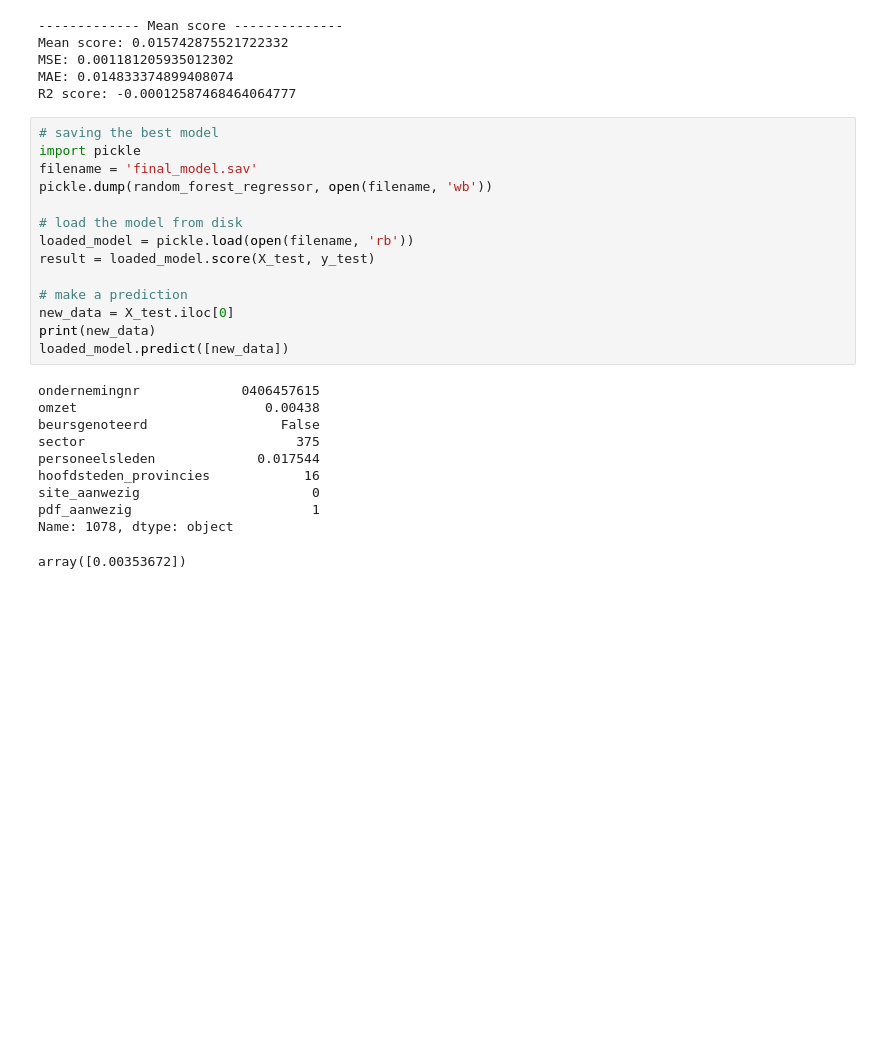
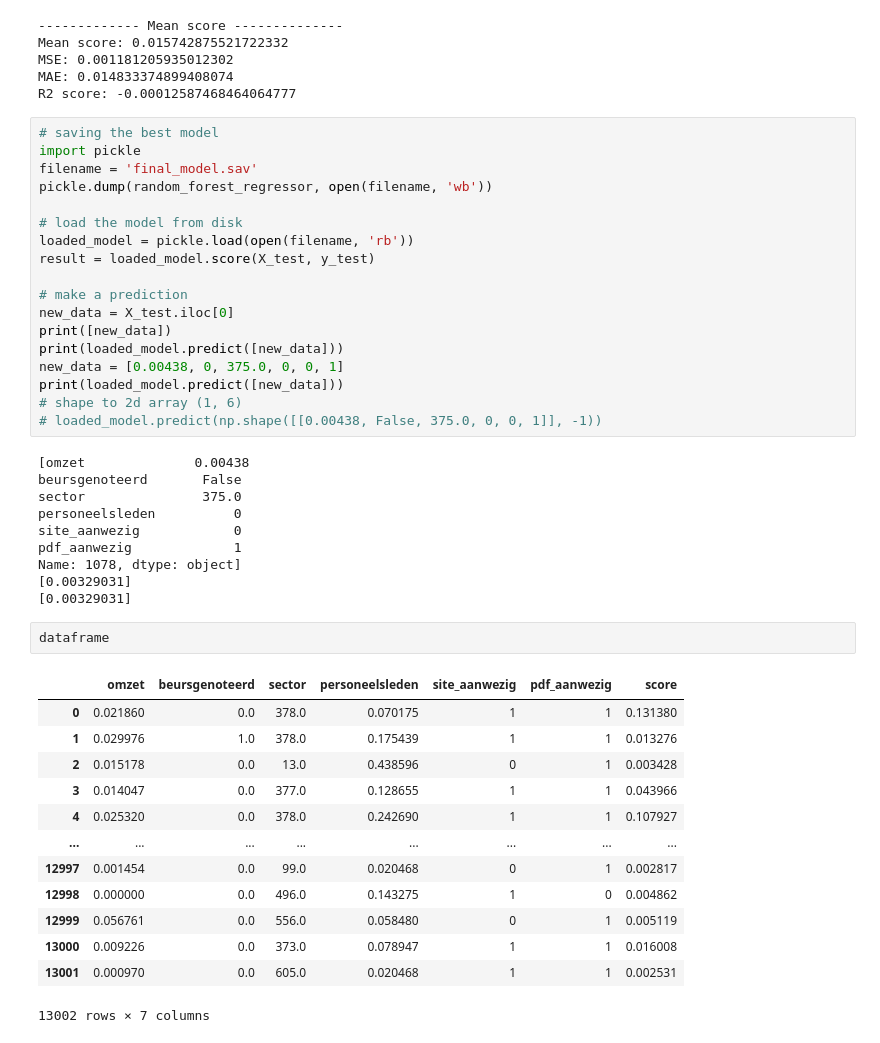
Before and after one commit to BrechtDeSchryver/DEP2G02, a Jupyter notebook: scripts/ml_model.ipynb, the cells around one changed output. Cells and saved outputs as stored; diff of their text form; blank space fills up the shorter version.

```diff
--- a/scripts/ml_model.ipynb
+++ b/scripts/ml_model.ipynb
@@ -532,16 +534,35 @@ result = loaded_model.score(X_test, y_test)
 
 # make a prediction
 new_data = X_test.iloc[0]
-print(new_data)
-loaded_model.predict([new_data])
+print([new_data])
+print(loaded_model.predict([new_data]))
+new_data = [0.00438, 0, 375.0, 0, 0, 1]
+print(loaded_model.predict([new_data]))
+# shape to 2d array (1, 6)
+# loaded_model.predict(np.shape([[0.00438, False, 375.0, 0, 0, 1]], -1))
 # %% [output]
-ondernemingnr             0406457615
-omzet                        0.00438
-beursgenoteerd                 False
-sector                           375
-personeelsleden             0.017544
-hoofdsteden_provincies            16
-site_aanwezig                      0
-pdf_aanwezig                       1
-Name: 1078, dtype: object
+[omzet              0.00438
+beursgenoteerd       False
+sector               375.0
+personeelsleden          0
+site_aanwezig            0
+pdf_aanwezig             1
+Name: 1078, dtype: object]
+[0.00329031]
+[0.00329031]
-array([0.00353672])
+# %%
+dataframe
+# %% [output]
+|  | omzet | beursgenoteerd | sector | personeelsleden | site_aanwezig | pdf_aanwezig | score |
+| 0 | 0.021860 | 0.0 | 378.0 | 0.070175 | 1 | 1 | 0.131380 |
+| 1 | 0.029976 | 1.0 | 378.0 | 0.175439 | 1 | 1 | 0.013276 |
+| 2 | 0.015178 | 0.0 | 13.0 | 0.438596 | 0 | 1 | 0.003428 |
+| 3 | 0.014047 | 0.0 | 377.0 | 0.128655 | 1 | 1 | 0.043966 |
+| 4 | 0.025320 | 0.0 | 378.0 | 0.242690 | 1 | 1 | 0.107927 |
+| ... | ... | ... | ... | ... | ... | ... | ... |
+| 12997 | 0.001454 | 0.0 | 99.0 | 0.020468 | 0 | 1 | 0.002817 |
+| 12998 | 0.000000 | 0.0 | 496.0 | 0.143275 | 1 | 0 | 0.004862 |
+| 12999 | 0.056761 | 0.0 | 556.0 | 0.058480 | 0 | 1 | 0.005119 |
+| 13000 | 0.009226 | 0.0 | 373.0 | 0.078947 | 1 | 1 | 0.016008 |
+| 13001 | 0.000970 | 0.0 | 605.0 | 0.020468 | 1 | 1 | 0.002531 |
+13002 rows × 7 columns
```
Also changed, not shown: parts of 12 cells of this notebook.
